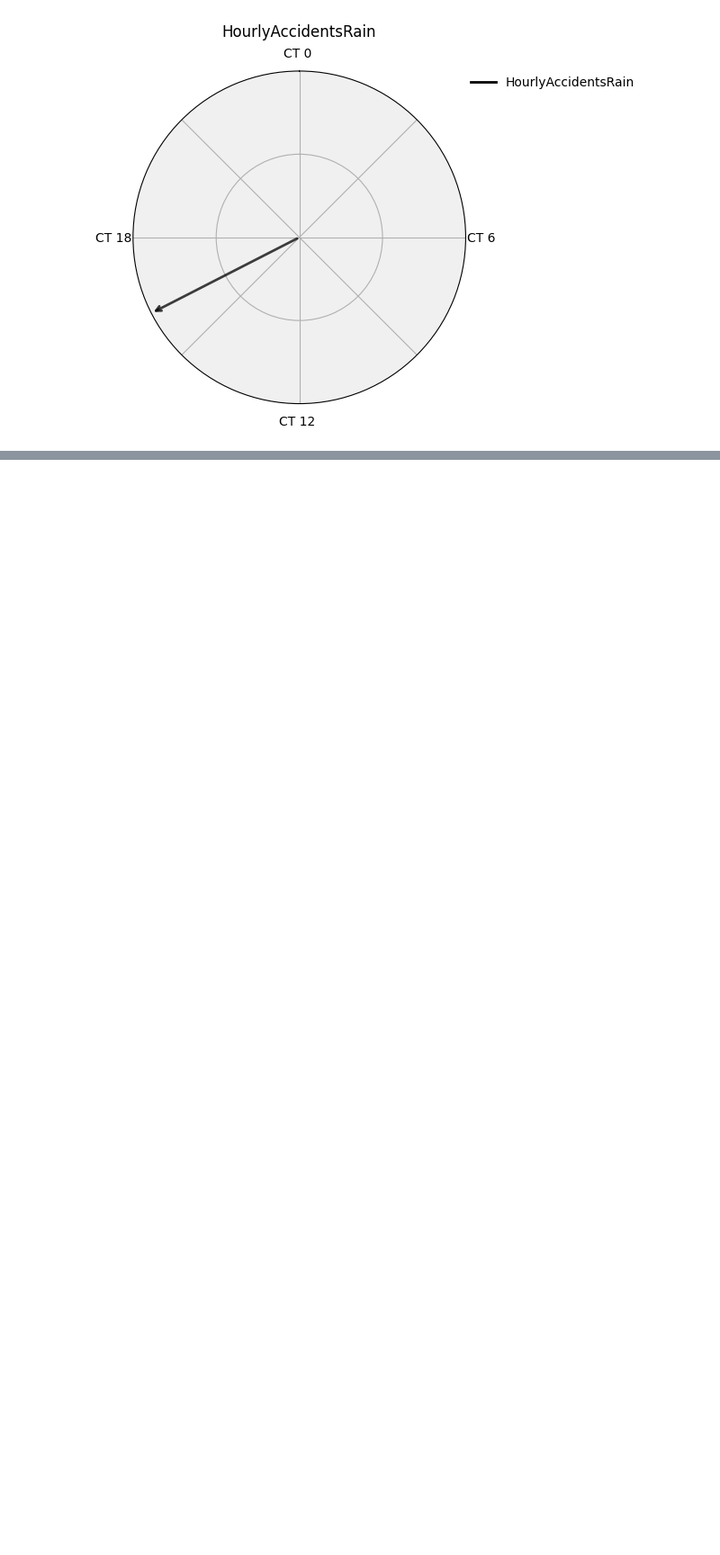
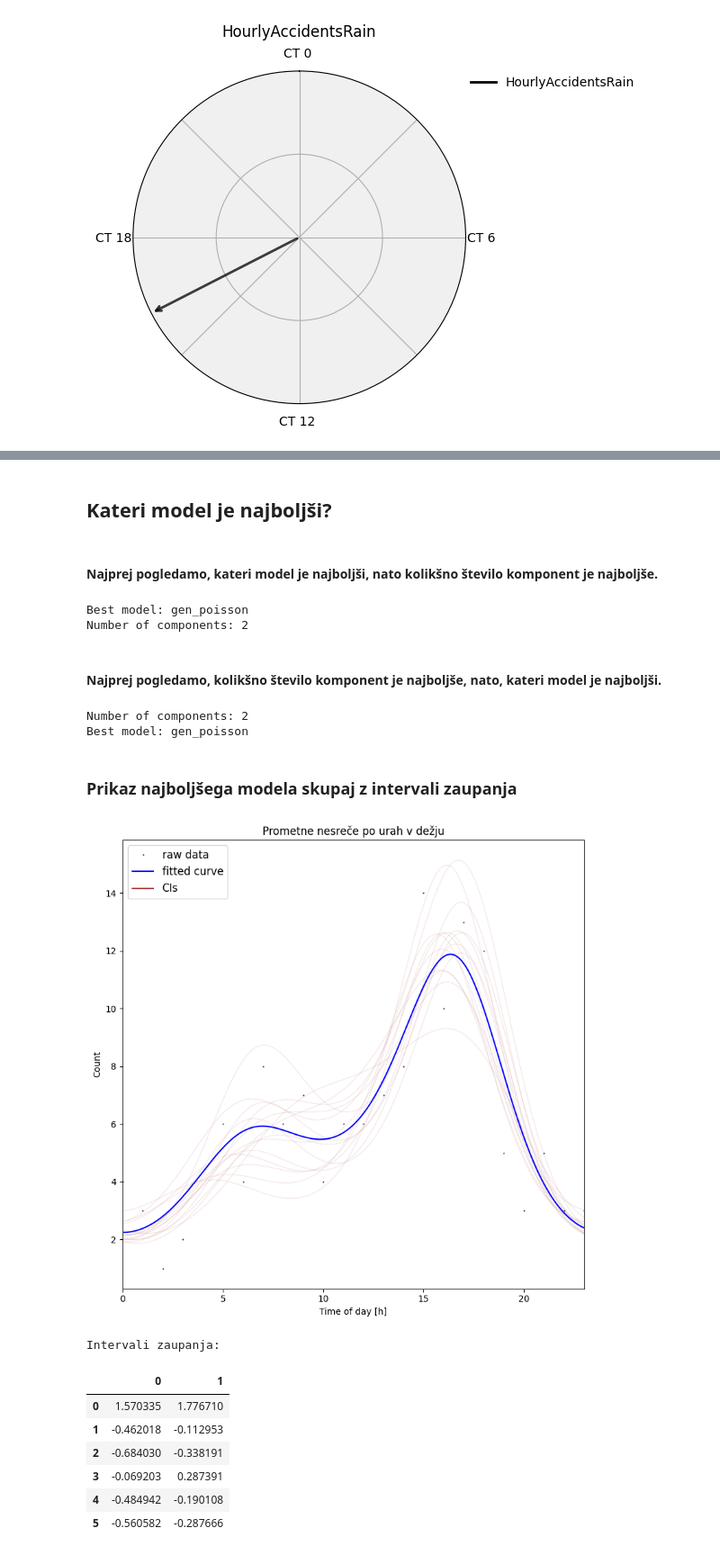
Before and after one commit to hanaskitek/diplomska-git, a Jupyter notebook: 08.1_kosinor_dez.ipynb, the cells around one changed output, grey strips where cells are left out. Shown at 90% size. Cells and saved outputs as stored; diff of their text form; code cells hidden in the pictures; blank space fills up the shorter version.

```diff
--- a/08.1_kosinor_dez.ipynb
+++ b/08.1_kosinor_dez.ipynb
@@ -138,0 +176,46 @@ cosinor.plot_df_models(df_plot, df_best_model)
+# %% [markdown]
+## Kateri model je najboljši?
+# %% [markdown]
+#### Najprej pogledamo, kateri model je najboljši, nato kolikšno število komponent je najboljše.
+# %%
+best_count_model = dproc.get_best_count_model(df_results_RC, 'Vuong')
+print("Best model: {}".format(best_count_model.count_model))
+best_model = dproc.get_best_n_components(df_results_RC, 'Vuong', count_model=best_count_model['count_model'])
+print("Number of components: {}".format(best_model.n_components))
+# %% [output]
+Best model: gen_poisson
+Number of components: 2
+# %% [markdown]
+#### Najprej pogledamo, kolikšno število komponent je najboljše, nato, kateri model je najboljši.
+# %%
+best_n_components = dproc.get_best_n_components(df_results_RC, 'Vuong')
+print("Number of components: {}".format(best_n_components.n_components))
+best_model = dproc.get_best_count_model(df_results_RC, 'Vuong', n_components=best_n_components['n_components'])
+print("Best model: {}".format(best_model.count_model))
+# %% [output]
+Number of components: 2
+Best model: gen_poisson
+# %% [markdown]
+### Prikaz najboljšega modela skupaj z intervali zaupanja
+# %%
+# print(type(best_model))
+# print(type(best_n_components))
+
+# print(best_n_components)
+
+count_model = best_model.count_model
+n_components = int(best_n_components.n_components)
+
+CIs = plot.plot_model(df_plot_RC, count_model, n_components, title='Prometne nesreče po urah v dežju', plot_CIs=True)
+print('Intervali zaupanja:')
+display(CIs)
+# %% [output]
+[figure, added]
+Intervali zaupanja:
+|  | 0 | 1 |
+| 0 | 1.570335 | 1.776710 |
+| 1 | -0.462018 | -0.112953 |
+| 2 | -0.684030 | -0.338191 |
+| 3 | -0.069203 | 0.287391 |
+| 4 | -0.484942 | -0.190108 |
+| 5 | -0.560582 | -0.287666 |
```
Also changed, not shown: parts of 9 cells of this notebook, 10 other files.
